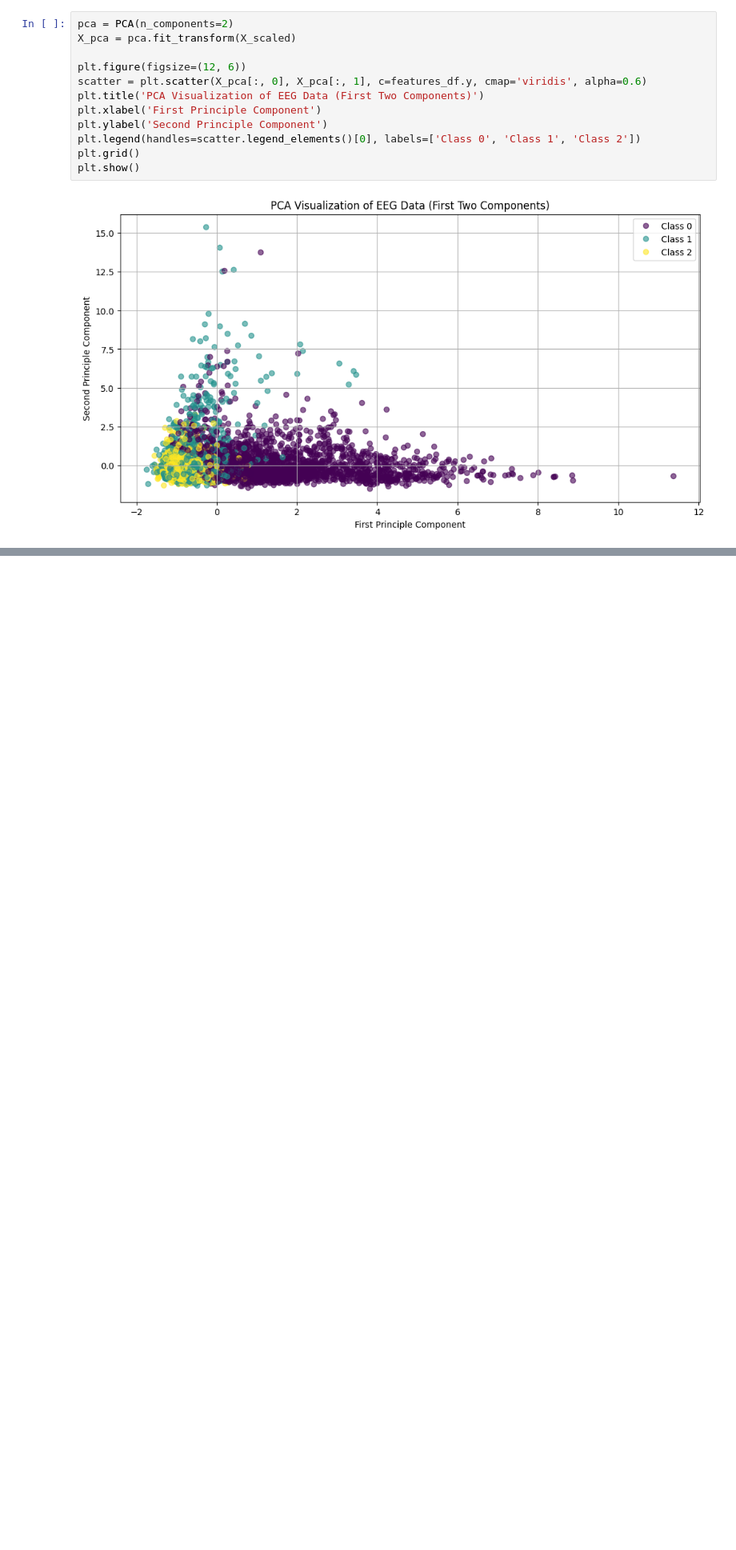
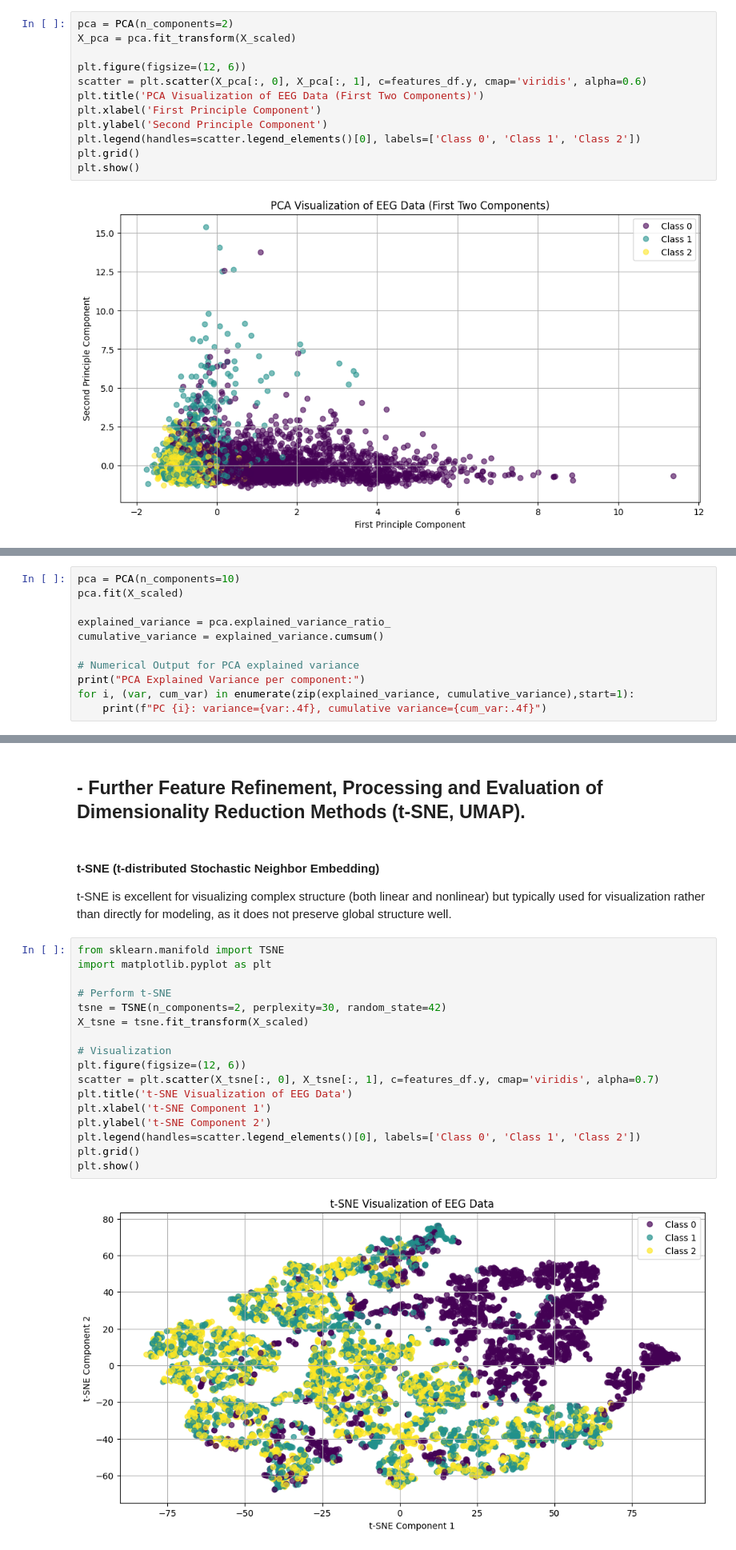
Before and after one commit to y01a-BG/NeuroPredict, a Jupyter notebook: notebooks/Epileptic_Seizure_Recognition-1.ipynb, the cells around one changed output, grey strips where cells are left out. Shown at 80% size. Saved outputs shown, nothing was run; the diff lists cells and outputs as text; blank space fills up the shorter version.

Commit message:
addiitonal  data exploration steps added to notebook

```diff
--- a/notebooks/Epileptic_Seizure_Recognition-1.ipynb
+++ b/notebooks/Epileptic_Seizure_Recognition-1.ipynb
@@ -336,0 +381,11 @@ plt.show()
+# %%
+pca = PCA(n_components=10)
+pca.fit(X_scaled)
+
+explained_variance = pca.explained_variance_ratio_
+cumulative_variance = explained_variance.cumsum()
+
+# Numerical Output for PCA explained variance
+print("PCA Explained Variance per component:")
+for i, (var, cum_var) in enumerate(zip(explained_variance, cumulative_variance),start=1):
+    print(f"PC {i}: variance={var:.4f}, cumulative variance={cum_var:.4f}")
@@ -336,0 +394,24 @@ plt.show()
+# %% [markdown]
+## - Further Feature Refinement, Processing and Evaluation of Dimensionality Reduction Methods (t-SNE, UMAP).
+# %% [markdown]
+#### t-SNE (t-distributed Stochastic Neighbor Embedding)
+t-SNE is excellent for visualizing complex structure (both linear and nonlinear) but typically used for visualization rather than directly for modeling, as it does not preserve global structure well.
+# %%
+from sklearn.manifold import TSNE
+import matplotlib.pyplot as plt
+
+# Perform t-SNE
+tsne = TSNE(n_components=2, perplexity=30, random_state=42)
+X_tsne = tsne.fit_transform(X_scaled)
+
+# Visualization
+plt.figure(figsize=(12, 6))
+scatter = plt.scatter(X_tsne[:, 0], X_tsne[:, 1], c=features_df.y, cmap='viridis', alpha=0.7)
+plt.title('t-SNE Visualization of EEG Data')
+plt.xlabel('t-SNE Component 1')
+plt.ylabel('t-SNE Component 2')
+plt.legend(handles=scatter.legend_elements()[0], labels=['Class 0', 'Class 1', 'Class 2'])
+plt.grid()
+plt.show()
+# %% [output]
+[figure, added]
```
Also changed, not shown: parts of 18 cells of this notebook.
